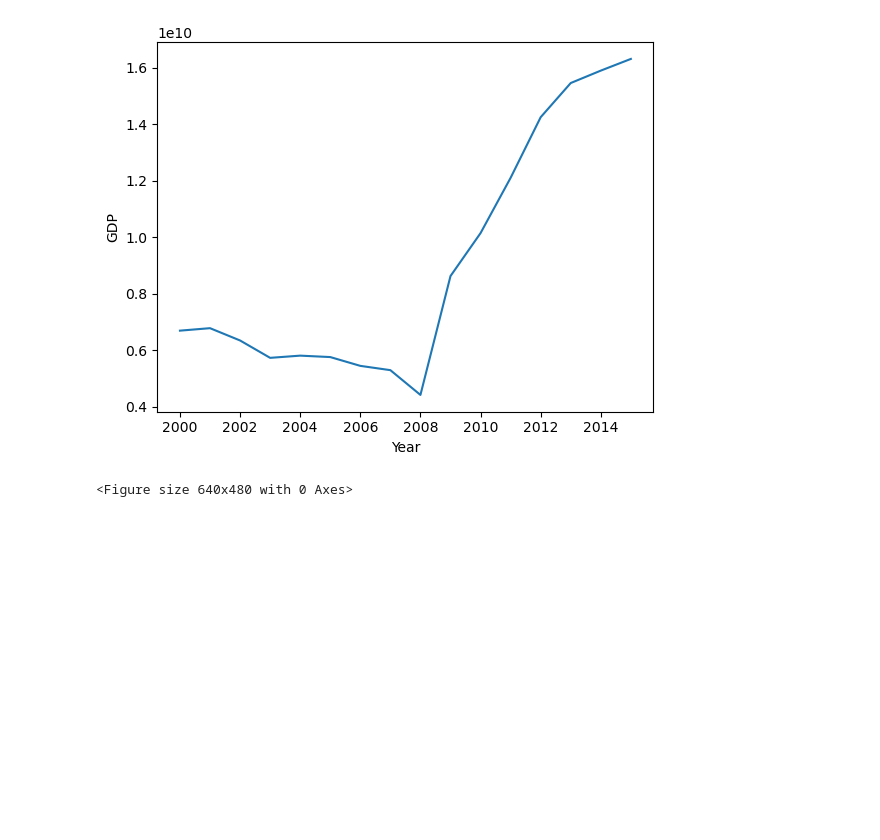
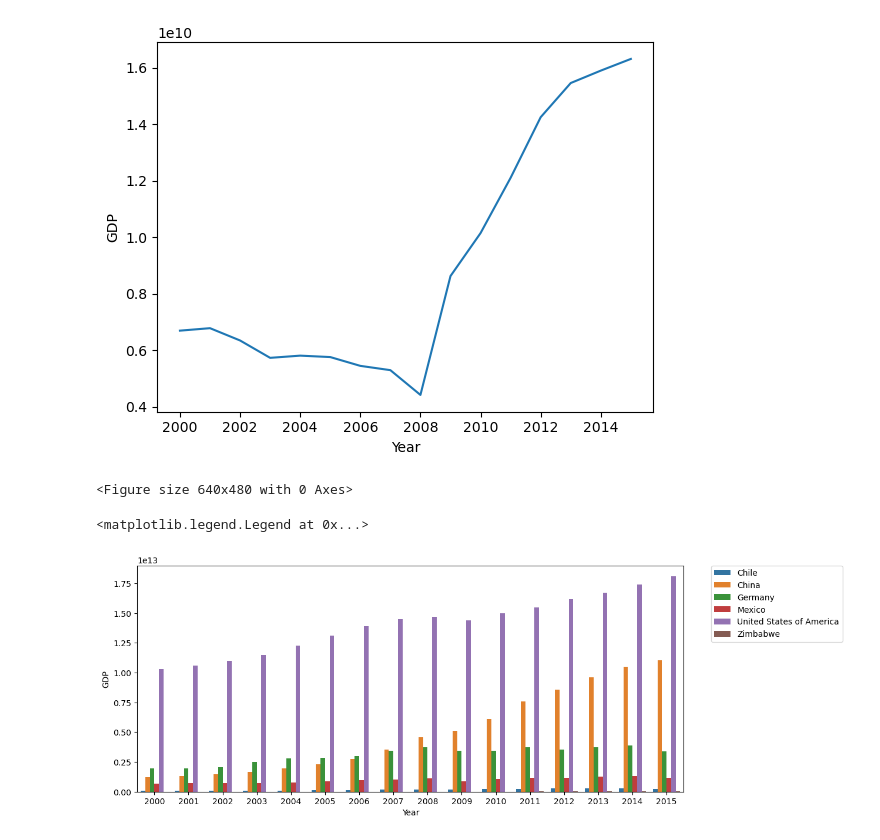
Before and after one commit to Pouria-Zarrin/GDP, a Jupyter notebook: life_expectancy_gdp.ipynb, the cells around one changed output. Drawn from its saved outputs; the diff is of its cells as text; code cells hidden in the pictures; blank space fills up the shorter version.

Commit message:
barplots added

```diff
--- a/life_expectancy_gdp.ipynb
+++ b/life_expectancy_gdp.ipynb
@@ -37,3 +37,10 @@ for i in range(len(country_list)):
 [figure]
 [figure]
 <Figure size 640x480 with 0 Axes>
+# %%
+fig = plt.figure(figsize = (12,5))
+sns.barplot(data = df, x = 'Year' , y = 'GDP' , hue= 'Country')
+plt.legend(bbox_to_anchor=(1.05, 1), loc='upper left', borderaxespad=0.)
+# %% [output]
+<matplotlib.legend.Legend at 0x...>
+[figure, added]
```
Also changed, not shown: parts of 1 cell of this notebook.
